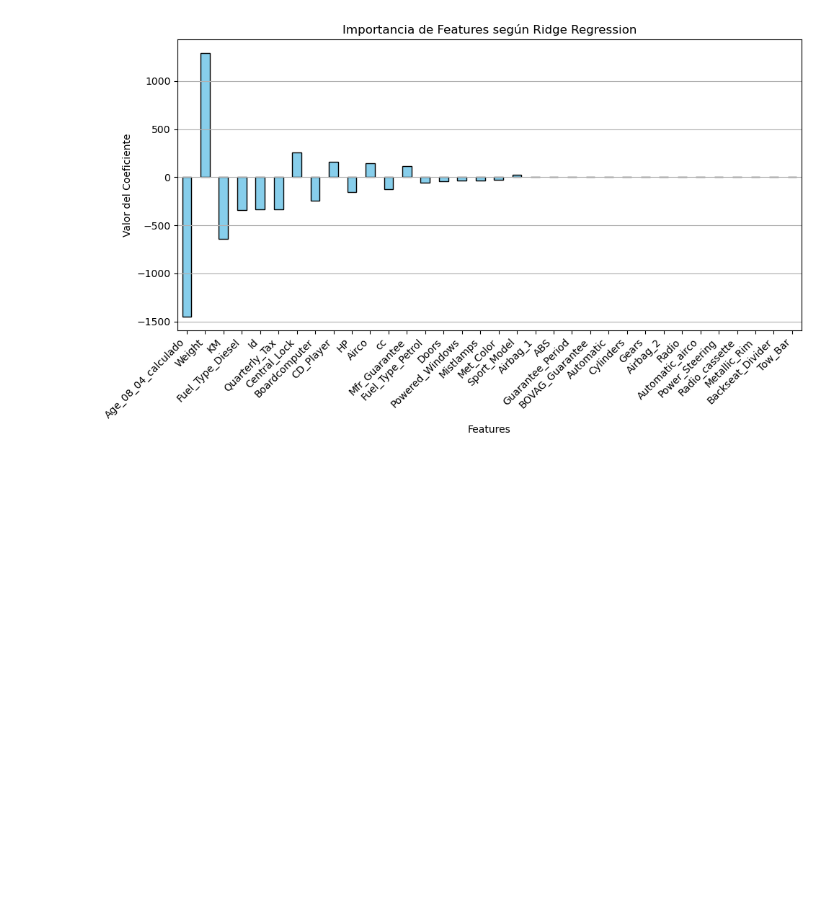
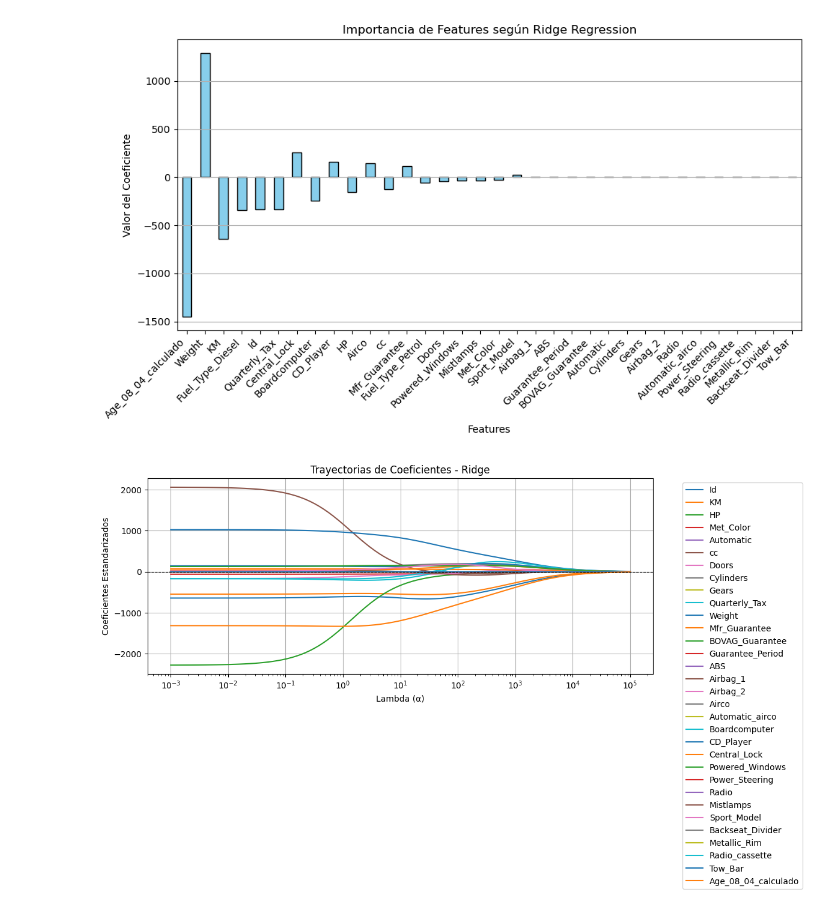
Before and after one commit to lucasdepetrisd/toyota_project, a Jupyter notebook: toyota_project/notebooks/ridge.ipynb, the cells around one changed output. Cells and saved outputs as stored; diff of their text form; code cells hidden in the pictures; blank space fills up the shorter version.

```diff
--- a/toyota_project/notebooks/ridge.ipynb
+++ b/toyota_project/notebooks/ridge.ipynb
@@ -211,3 +212,37 @@ plt.tight_layout()
 plt.show()
 # %% [output]
 [figure]
+# %%
+import matplotlib.pyplot as plt
+import numpy as np
+from sklearn.linear_model import Ridge
+
+# Asegurate de tener X (sin 'Price', 'Boardcomputer', 'cc') y y = df_rd["Price"]
+features = X.columns  # Lista de nombres de features
+alphas = np.logspace(-3, 5, 100)
+coefs = []
+
+# Entrenar Ridge para cada alpha y guardar coeficientes
+for alpha in alphas:
+    ridge = Ridge(alpha=alpha)
+    ridge.fit(X_scaled, y)  # Usamos todos los datos escalados
+    coefs.append(ridge.coef_)
+
+coefs = np.array(coefs)
+
+# 5. Graficar trayectorias de coeficientes
+plt.figure(figsize=(12, 6))
+for i in range(len(features)):
+    plt.plot(alphas, coefs[:, i], label=features[i])
+
+plt.xscale('log')
+plt.xlabel("Lambda (α)")
+plt.ylabel("Coeficientes Estandarizados")
+plt.title("Trayectorias de Coeficientes - Ridge")
+plt.axhline(0, color='black', linestyle='--', linewidth=0.8)
+plt.legend(bbox_to_anchor=(1.05, 1), loc='upper left')
+plt.grid(True)
+plt.tight_layout()
+plt.show()
+# %% [output]
+[figure, added]
```
Also changed, not shown: parts of 4 cells of this notebook, 4 other files.
